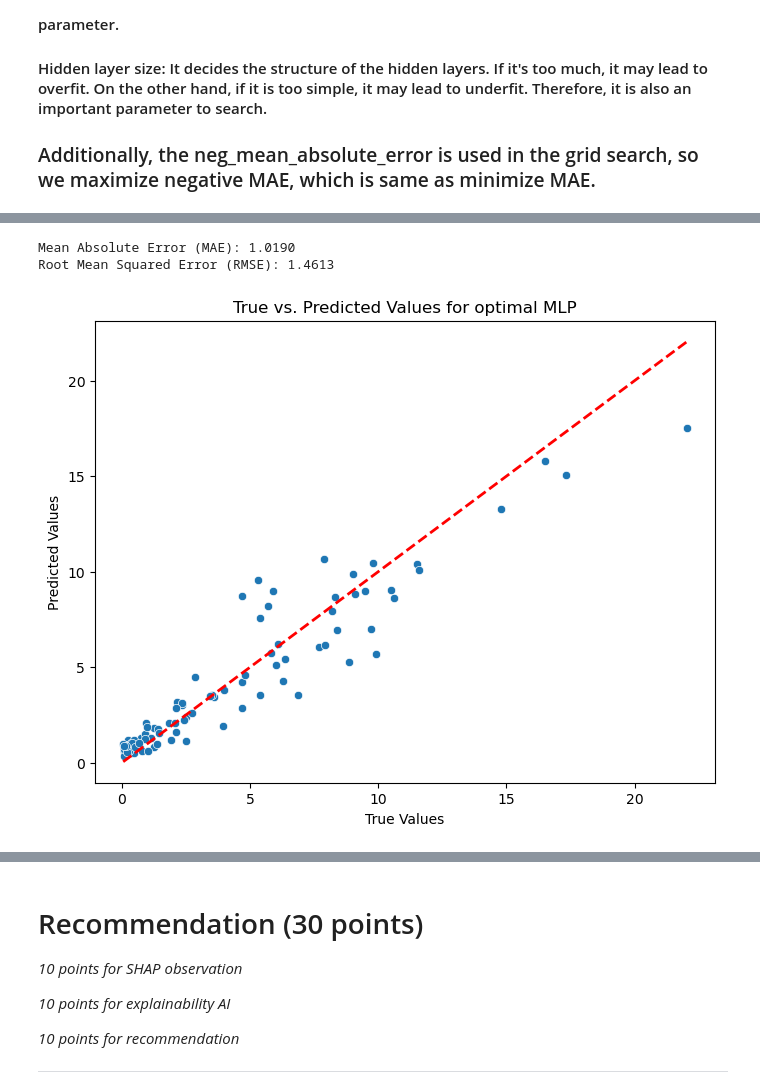
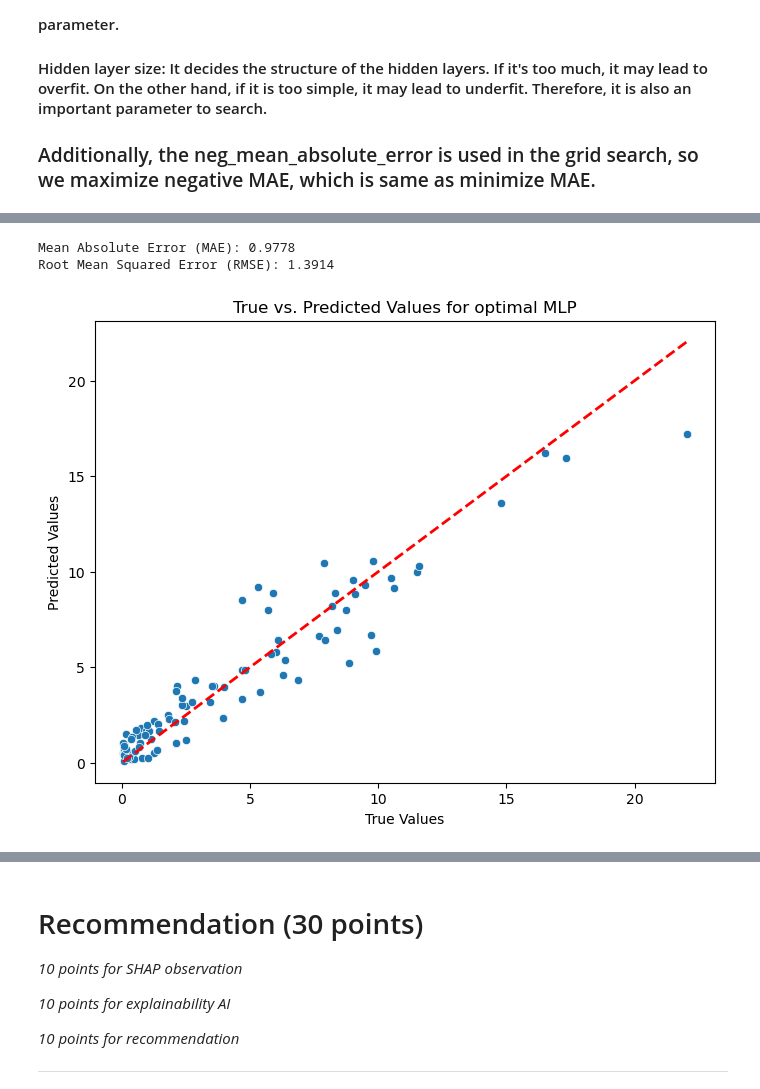
Before and after one commit to gua7/Finance, a Jupyter notebook: MachineLearning/assignment/assignment2_group8.ipynb, the cells around one changed output, grey strips where cells are left out. Saved outputs shown, nothing was run; the diff lists cells and outputs as text; code cells hidden in the pictures.

```diff
--- a/MachineLearning/assignment/assignment2_group8.ipynb
+++ b/MachineLearning/assignment/assignment2_group8.ipynb
@@ -116,6 +118,9 @@ The provided option data may contain some issues that need to be dealt with by p
 Some options aren't being traded at all, because of a variety of reasons. See to it that these observations are dealt with appropriately.
 # %%
 stock_ticker = ['BZH','TMHC', 'KBH', 'MHO', 'TPH', 'MTH']
-options = []
-for stock in stock_ticker:
-    options.append(getOptionData(stock))
+# options = []
+# for stock in stock_ticker:
+#     options.append(getOptionData(stock))
+# %%
+for i, option_data in enumerate(options):
+    option_data.to_csv(f'option_{i}.csv', index=False)
@@ -122,3 +129,8 @@ for stock in stock_ticker:
+# %%
+options = []
+for i in range(6):
+    loaded_option_data = pd.read_csv(f'option_{i}.csv')
+    options.append(loaded_option_data)
 # %% [markdown]
 ### We first find out that the NaNs are all in the volume, and these NaNs are probably 0 volume as they are not traded at all. Therefore, they will be replaced with 0. Also there is option that has no bid and ask price, we will drop them as nobody is interested in them at all.
 # %%
@@ -244,9 +267,9 @@ Root Mean Squared Error (RMSE): 1.5637
 model_search = MLPRegressor()
 parameters ={ 'activation': ['relu', 'tanh', 'identity'],
          'learning_rate':['constant', 'invscaling', 'adaptive'],
-             'hidden_layer_sizes':[(16,8),(32,8),(64,4),(128,4),(256,),(128,2,),(128,),(64,8)],
+             'hidden_layer_sizes':[(16,2),(16,4),(32,2),(128,),(64,),(32,),(16,),(8,)],
              'learning_rate_init': [0.0001,0.001, 0.01, 0.1]}
-grid_search = GridSearchCV(model_search, parameters,cv=3,verbose=2,scoring ='neg_mean_absolute_error')
+grid_search = GridSearchCV(model_search, parameters,cv=5,verbose=1,scoring ='neg_mean_absolute_error')
 grid_search.fit(x_train, y_train)
 best_params = grid_search.best_params_
 best_model = grid_search.best_estimator_
@@ -322,19 +283,19 @@ Fitting 3 folds for each of 288 candidates, totalling 864 fits
 # %%
-mlp_regressor_optm = MLPRegressor(activation='identity', hidden_layer_sizes=(256))
+mlp_regressor_optm = MLPRegressor(hidden_layer_sizes=(128,), learning_rate='adaptive',learning_rate_init=0.1)
 mlp_regressor_optm.fit(x_train, y_train)
 y_pred2 = mlp_regressor_optm.predict(x_test)
 mae2 = mean_absolute_error(y_test, y_pred2)
 rmse2 = np.sqrt(mean_squared_error(y_test, y_pred2))
 print(f'Mean Absolute Error (MAE): {mae2:.4f}')
 print(f'Root Mean Squared Error (RMSE): {rmse2:.4f}')
 plt.figure(figsize=(8, 6))
 sns.scatterplot(x=y_test, y=y_pred2.flatten())
 plt.plot([min(y_test), max(y_test)], [min(y_test), max(y_test)], linestyle='--', color='red', linewidth=2)
 plt.xlabel('True Values')
 plt.ylabel('Predicted Values')
 plt.title('True vs. Predicted Values for optimal MLP')
 plt.show()
 # %% [output]
-Mean Absolute Error (MAE): 1.0190
-Root Mean Squared Error (RMSE): 1.4613
+Mean Absolute Error (MAE): 0.9778
+Root Mean Squared Error (RMSE): 1.3914
-[figure, old version]
+[figure, new version]
```
Also changed, not shown: parts of 13 cells of this notebook.
